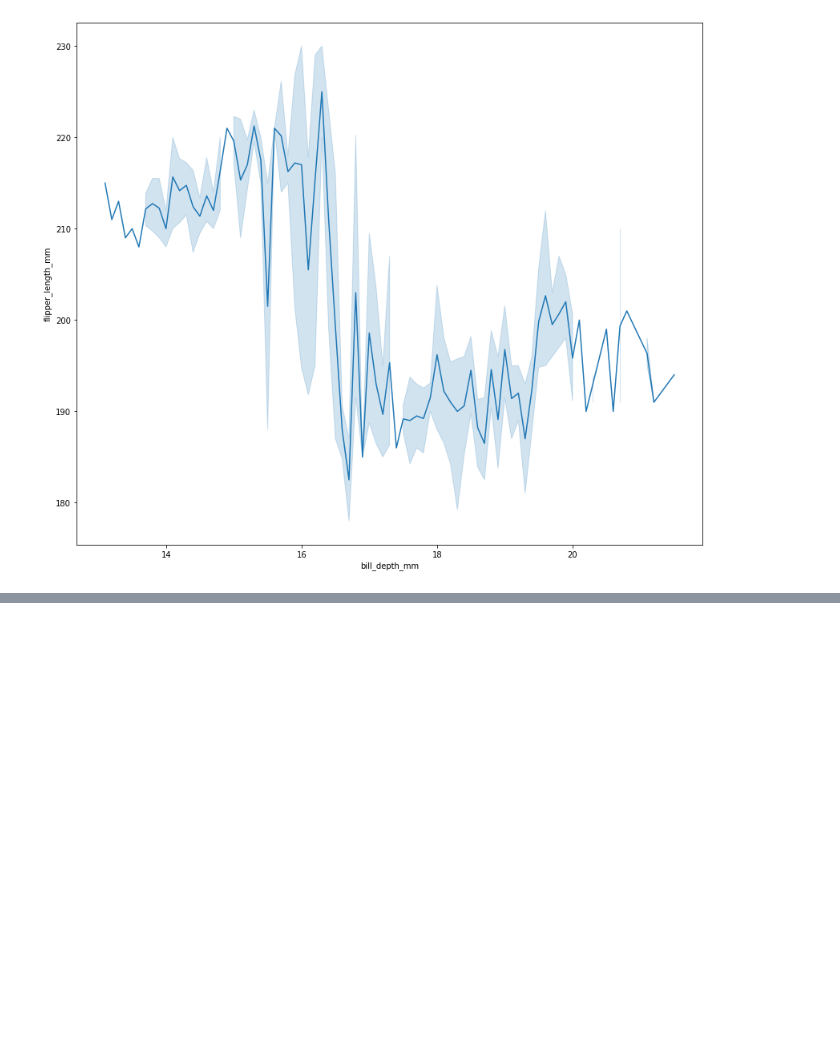
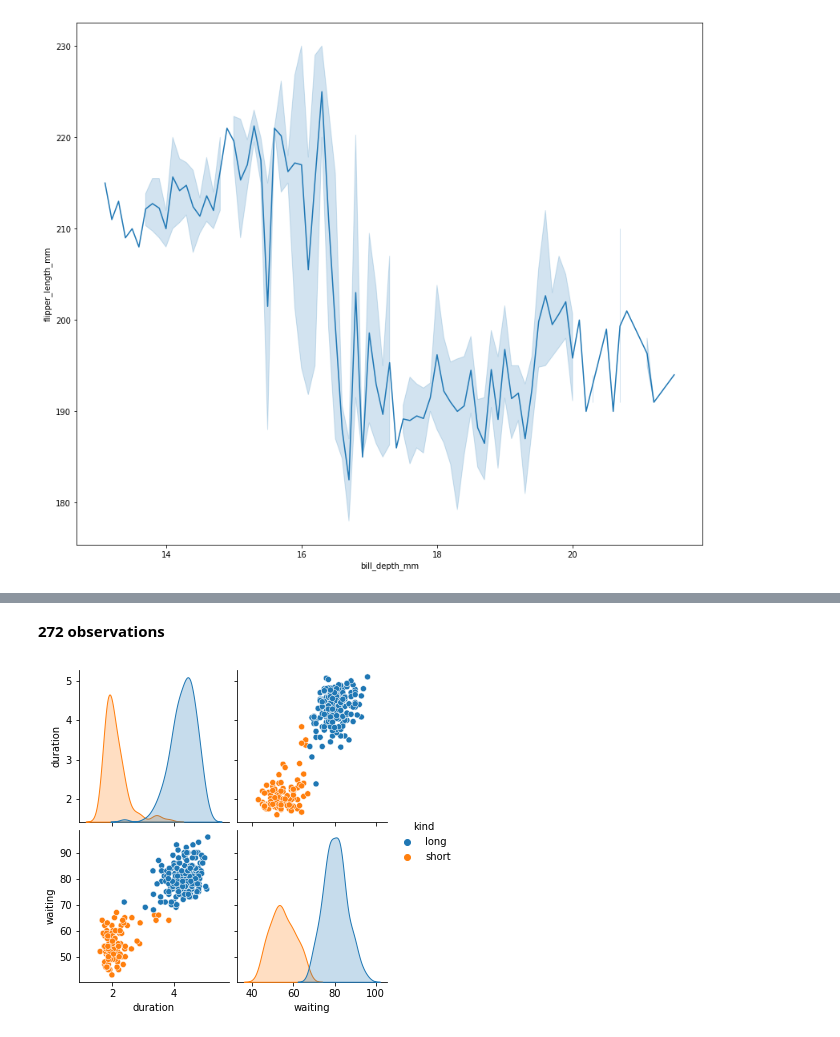
Before and after one commit to mKozik7/Data_Analytics, a Jupyter notebook: task1.ipynb, the cells around one changed output, grey strips where cells are left out. Cells and saved outputs as stored; diff of their text form; code cells hidden in the pictures; blank space fills up the shorter version.

```diff
--- a/task1.ipynb
+++ b/task1.ipynb
@@ -41,0 +68,2 @@ Text(0.5, 1.0, '')
+# %%
+geyser = sns.load_dataset('geyser')
@@ -41,0 +86,6 @@ Text(0.5, 1.0, '')
+# %% [markdown]
+**272 observations**
+# %%
+plot1 = sns.pairplot(geyser, hue = 'kind')
+# %% [output]
+[figure, added]
```
Also changed, not shown: parts of 17 cells of this notebook.
